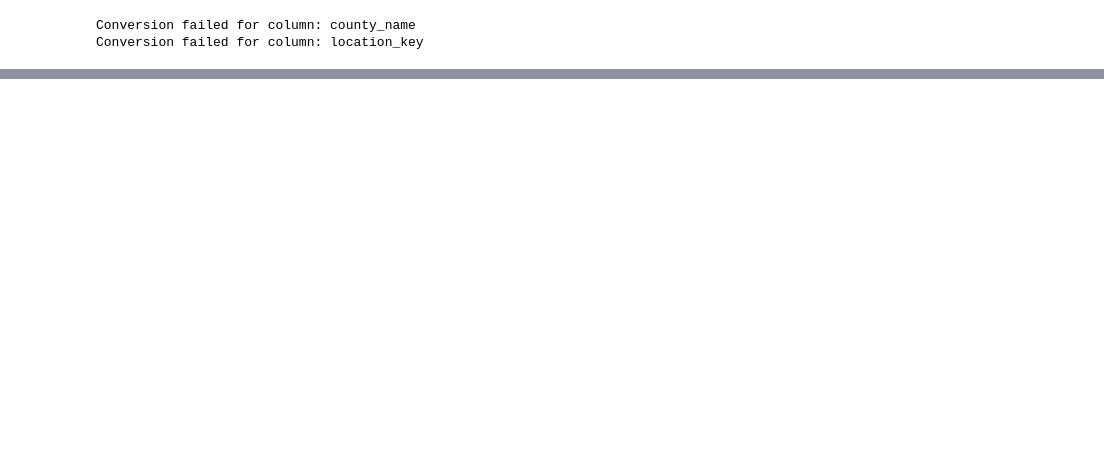
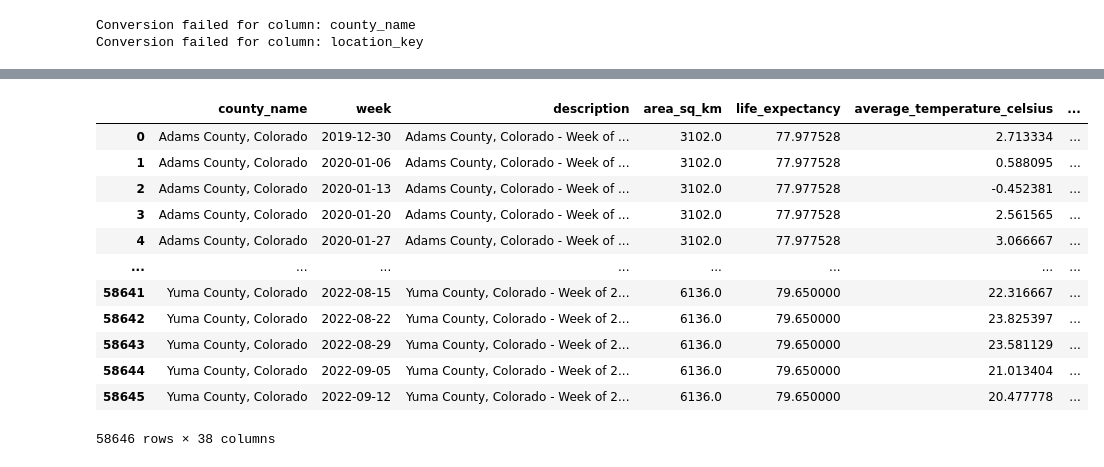
Before and after one commit to CCoakley6/DataMiningProjectSpring2024, a Jupyter notebook: frequent_patterns/byrnes_eda_20240421.ipynb, the cells around one changed output, grey strips where cells are left out. Saved outputs shown, nothing was run; the diff lists cells and outputs as text; code cells hidden in the pictures; blank space fills up the shorter version.

```diff
--- a/frequent_patterns/byrnes_eda_20240421.ipynb
+++ b/frequent_patterns/byrnes_eda_20240421.ipynb
@@ -201,0 +264,58 @@ for dataframe in [weekly_df, monthly_df, quarterly_df]:
+# %%
+columns_to_keep = [
+    'county_name'
+    , 'week'
+    , 'description'
+    , 'area_sq_km'
+    , 'life_expectancy'
+    , 'average_temperature_celsius'
+    , 'minimum_temperature_celsius'
+    , 'maximum_temperature_celsius'
+    , 'rainfall_mm'
+    , 'relative_humidity'
+    , 'new_confirmed_per_100k'
+    , 'new_deceased_per_100k'
+    , 'cumulative_confirmed_per_100k'
+    , 'cumulative_deceased_per_100k'
+    , 'new_persons_fully_vaccinated_per_100k'
+    , 'cumulative_persons_fully_vaccinated_per_100k'
+    , 'population_male_per_100k'
+    , 'population_female_per_100k'
+    , 'population_age_00_09_per_100k'
+    , 'population_age_10_19_per_100k'
+    , 'population_age_20_29_per_100k'
+    , 'population_age_30_39_per_100k'
+    , 'population_age_40_49_per_100k'
+    , 'population_age_50_59_per_100k'
+    , 'population_age_60_69_per_100k'
+    , 'population_age_70_79_per_100k'
+    , 'population_age_80_and_older_per_100k'
+    , 'new_confirmed_per_100k_pct_change'
+    , 'new_deceased_per_100k_pct_change'
+    , 'cumulative_confirmed_per_100k_pct_change'
+    , 'cumulative_deceased_per_100k_pct_change'
+    , 'new_persons_fully_vaccinated_per_100k_pct_change'
+    , 'cumulative_persons_fully_vaccinated_per_100k_pct_change'
+    , 'average_temperature_celsius_pct_change'
+    , 'minimum_temperature_celsius_pct_change'
+    , 'maximum_temperature_celsius_pct_change'
+    , 'rainfall_mm_pct_change'
+    , 'relative_humidity_pct_change'
+]
+
+weekly_df = weekly_df[columns_to_keep]
+weekly_df
+# %% [output]
+|  | county_name | week | description | area_sq_km | life_expectancy | average_temperature_celsius | ... |
+| 0 | Adams County, Colorado | 2019-12-30 | Adams County, Colorado - Week of ... | 3102.0 | 77.977528 | 2.713334 | ... |
+| 1 | Adams County, Colorado | 2020-01-06 | Adams County, Colorado - Week of ... | 3102.0 | 77.977528 | 0.588095 | ... |
+| 2 | Adams County, Colorado | 2020-01-13 | Adams County, Colorado - Week of ... | 3102.0 | 77.977528 | -0.452381 | ... |
+| 3 | Adams County, Colorado | 2020-01-20 | Adams County, Colorado - Week of ... | 3102.0 | 77.977528 | 2.561565 | ... |
+| 4 | Adams County, Colorado | 2020-01-27 | Adams County, Colorado - Week of ... | 3102.0 | 77.977528 | 3.066667 | ... |
+| ... | ... | ... | ... | ... | ... | ... | ... |
+| 58641 | Yuma County, Colorado | 2022-08-15 | Yuma County, Colorado - Week of 2... | 6136.0 | 79.650000 | 22.316667 | ... |
+| 58642 | Yuma County, Colorado | 2022-08-22 | Yuma County, Colorado - Week of 2... | 6136.0 | 79.650000 | 23.825397 | ... |
+| 58643 | Yuma County, Colorado | 2022-08-29 | Yuma County, Colorado - Week of 2... | 6136.0 | 79.650000 | 23.581129 | ... |
+| 58644 | Yuma County, Colorado | 2022-09-05 | Yuma County, Colorado - Week of 2... | 6136.0 | 79.650000 | 21.013404 | ... |
+| 58645 | Yuma County, Colorado | 2022-09-12 | Yuma County, Colorado - Week of 2... | 6136.0 | 79.650000 | 20.477778 | ... |
+58646 rows × 38 columns
```
Also changed, not shown: parts of 13 cells of this notebook.
